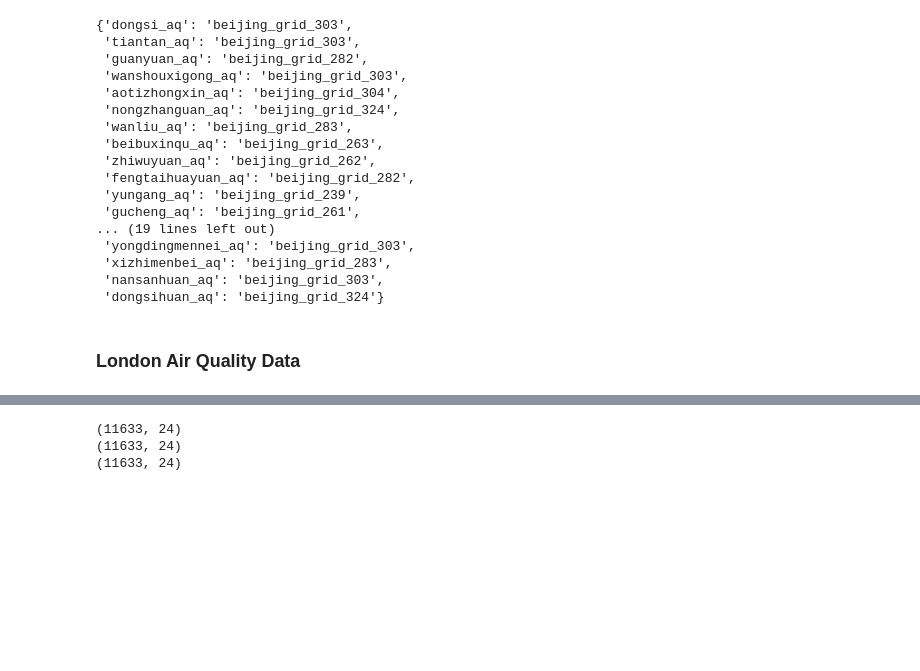
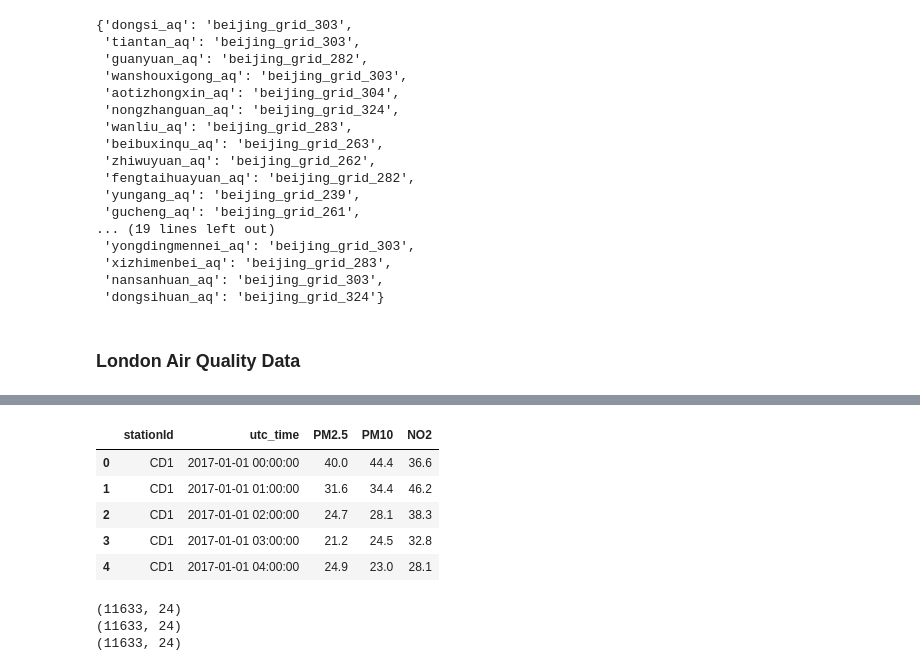
Before and after one commit to zchi1992/kdd-cup-2018-new, a Jupyter notebook: bj_data_preprocess.ipynb, the cells around one changed output, grey strips where cells are left out. Saved outputs shown, nothing was run; the diff lists cells and outputs as text; code cells hidden in the pictures; blank space fills up the shorter version.

Commit message:
finished air quality preprocess workflow

```diff
--- a/bj_data_preprocess.ipynb
+++ b/bj_data_preprocess.ipynb
@@ -831,2 +809,0 @@ There are 465 still missing in the data
-# %%
-ld_particles_aq = aq_city_preprocess('ld')
@@ -851,3 +830,12 @@ There are 0 still missing in the data
+# %%
+ld_particles_aq.head()
+# %% [output]
+|  | stationId | utc_time | PM2.5 | PM10 | NO2 |
+| 0 | CD1 | 2017-01-01 00:00:00 | 40.0 | 44.4 | 36.6 |
+| 1 | CD1 | 2017-01-01 01:00:00 | 31.6 | 34.4 | 46.2 |
+| 2 | CD1 | 2017-01-01 02:00:00 | 24.7 | 28.1 | 38.3 |
+| 3 | CD1 | 2017-01-01 03:00:00 | 21.2 | 24.5 | 32.8 |
+| 4 | CD1 | 2017-01-01 04:00:00 | 24.9 | 23.0 | 28.1 |
 # %%
 for particle, data in ld_particles_aq.items():
     print(data.shape)
```
Also changed, not shown: parts of 8 cells of this notebook, 3 other files.
